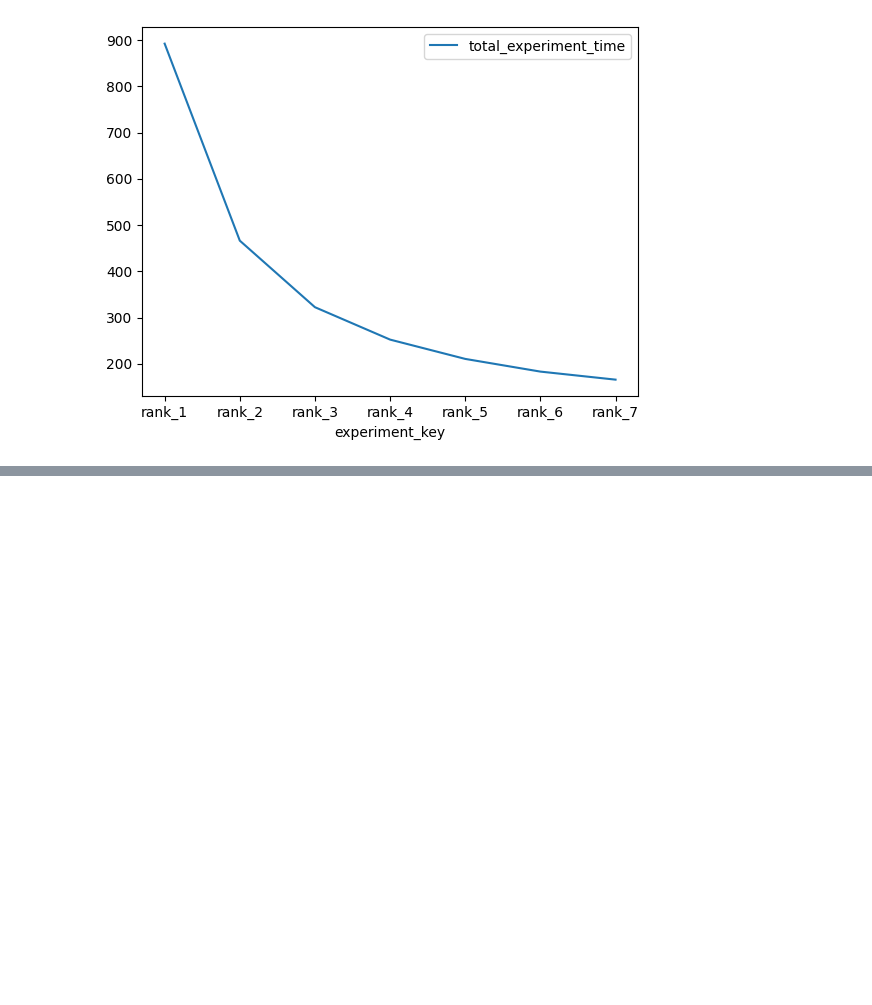
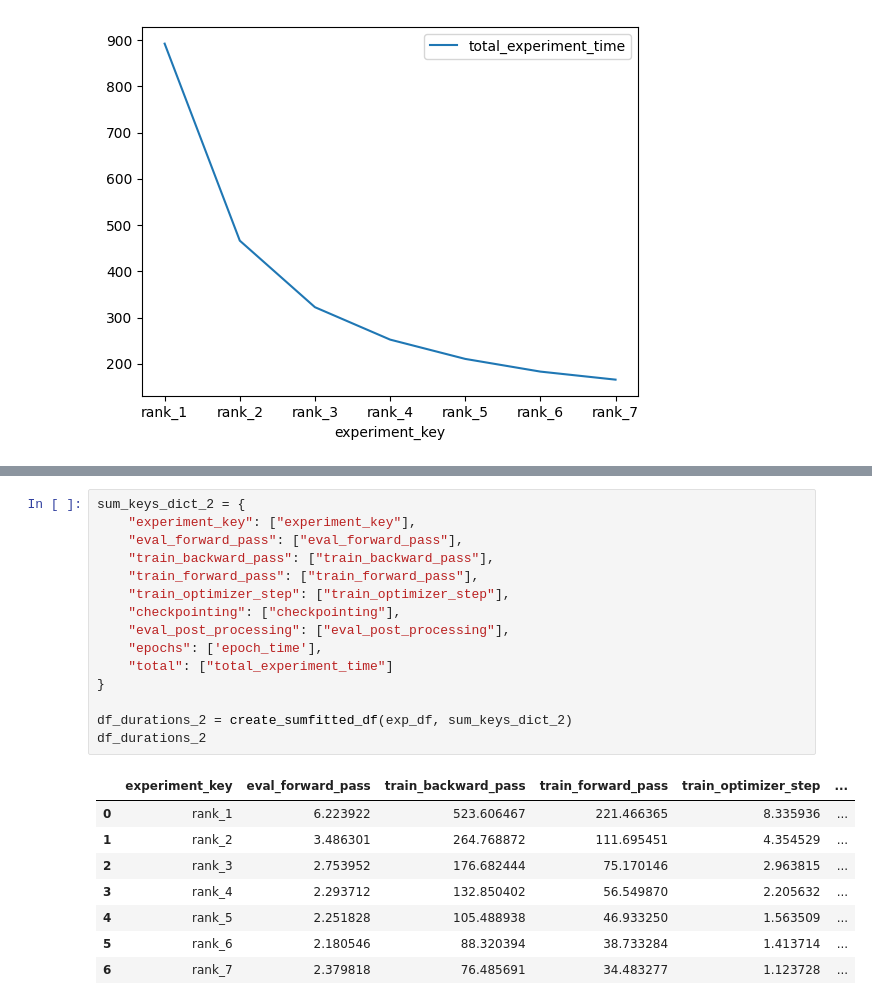
Before and after one commit to mlgym/mlgym, a Jupyter notebook: example/gpt2/huggingface_impl/viz_gpt2_hug_impl.ipynb, the cells around one changed output, grey strips where cells are left out. Drawn from its saved outputs; the diff is of its cells as text; blank space fills up the shorter version.

```diff
--- a/example/gpt2/huggingface_impl/viz_gpt2_hug_impl.ipynb
+++ b/example/gpt2/huggingface_impl/viz_gpt2_hug_impl.ipynb
@@ -57,0 +108,24 @@ ax = df_total_experiment_time[['total_experiment_time']].plot()
+# %%
+sum_keys_dict_2 = {
+    "experiment_key": ["experiment_key"],
+    "eval_forward_pass": ["eval_forward_pass"],
+    "train_backward_pass": ["train_backward_pass"],
+    "train_forward_pass": ["train_forward_pass"],
+    "train_optimizer_step": ["train_optimizer_step"],
+    "checkpointing": ["checkpointing"],
+    "eval_post_processing": ["eval_post_processing"],
+    "epochs": ['epoch_time'],
+    "total": ["total_experiment_time"]
+}
+
+df_durations_2 = create_sumfitted_df(exp_df, sum_keys_dict_2)
+df_durations_2
+# %% [output]
+|  | experiment_key | eval_forward_pass | train_backward_pass | train_forward_pass | train_optimizer_step | ... |
+| 0 | rank_1 | 6.223922 | 523.606467 | 221.466365 | 8.335936 | ... |
+| 1 | rank_2 | 3.486301 | 264.768872 | 111.695451 | 4.354529 | ... |
+| 2 | rank_3 | 2.753952 | 176.682444 | 75.170146 | 2.963815 | ... |
+| 3 | rank_4 | 2.293712 | 132.850402 | 56.549870 | 2.205632 | ... |
+| 4 | rank_5 | 2.251828 | 105.488938 | 46.933250 | 1.563509 | ... |
+| 5 | rank_6 | 2.180546 | 88.320394 | 38.733284 | 1.413714 | ... |
+| 6 | rank_7 | 2.379818 | 76.485691 | 34.483277 | 1.123728 | ... |
```
Also changed, not shown: parts of 4 cells of this notebook.
